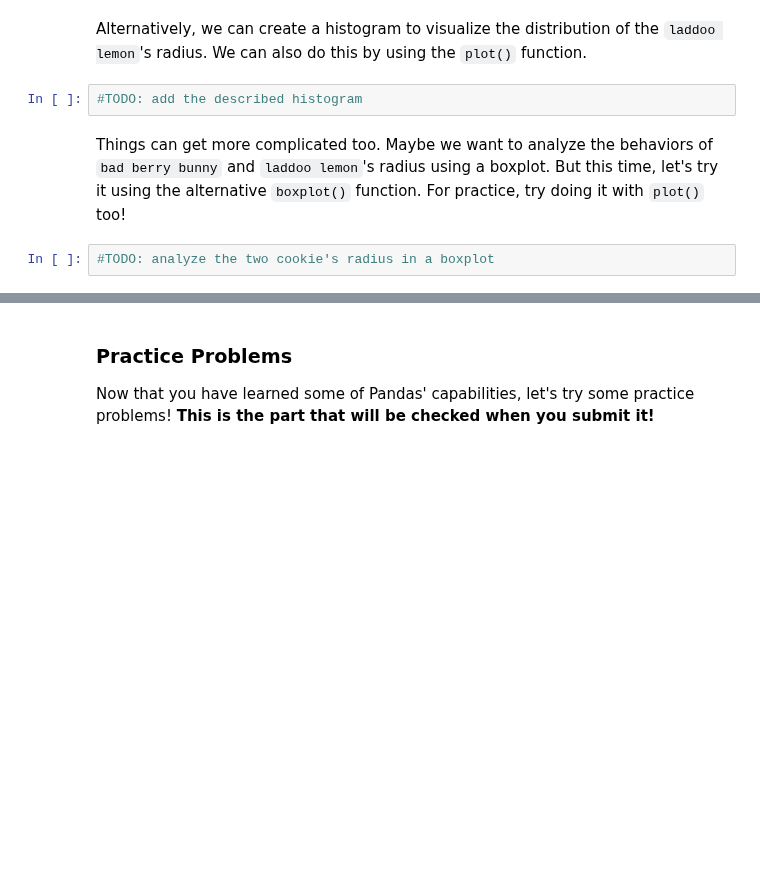
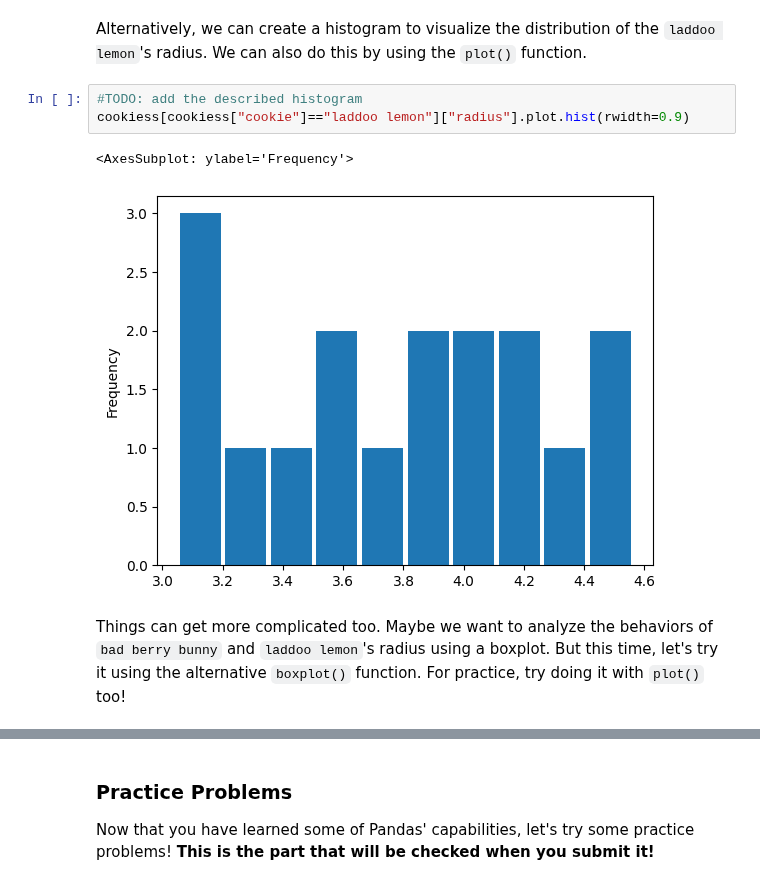
Before and after one commit to gallettilance/CS506-Spring2023, a Jupyter notebook: labs/02-lab/lab02.ipynb, the cells around one changed output, grey strips where cells are left out. Drawn from its saved outputs; the diff is of its cells as text; blank space fills up the shorter version.

```diff
--- a/labs/02-lab/lab02.ipynb
+++ b/labs/02-lab/lab02.ipynb
@@ -138,7 +247,9 @@ We may even want to get more specific and visualize the shape of a distribution
 Alternatively, we can create a histogram to visualize the distribution of the `laddoo lemon`'s radius. We can also do this by using the `plot()` function.
 # %%
 #TODO: add the described histogram
+cookiess[cookiess["cookie"]=="laddoo lemon"]["radius"].plot.hist(rwidth=0.9)
+# %% [output]
+<AxesSubplot: ylabel='Frequency'>
+[figure, added]
 # %% [markdown]
 Things can get more complicated too. Maybe we want to analyze the behaviors of `bad berry bunny` and `laddoo lemon`'s radius using a boxplot. But this time, let's try it using the alternative `boxplot()` function. For practice, try doing it with `plot()` too!
-# %%
-#TODO: analyze the two cookie's radius in a boxplot
```
Also changed, not shown: parts of 27 cells of this notebook.
